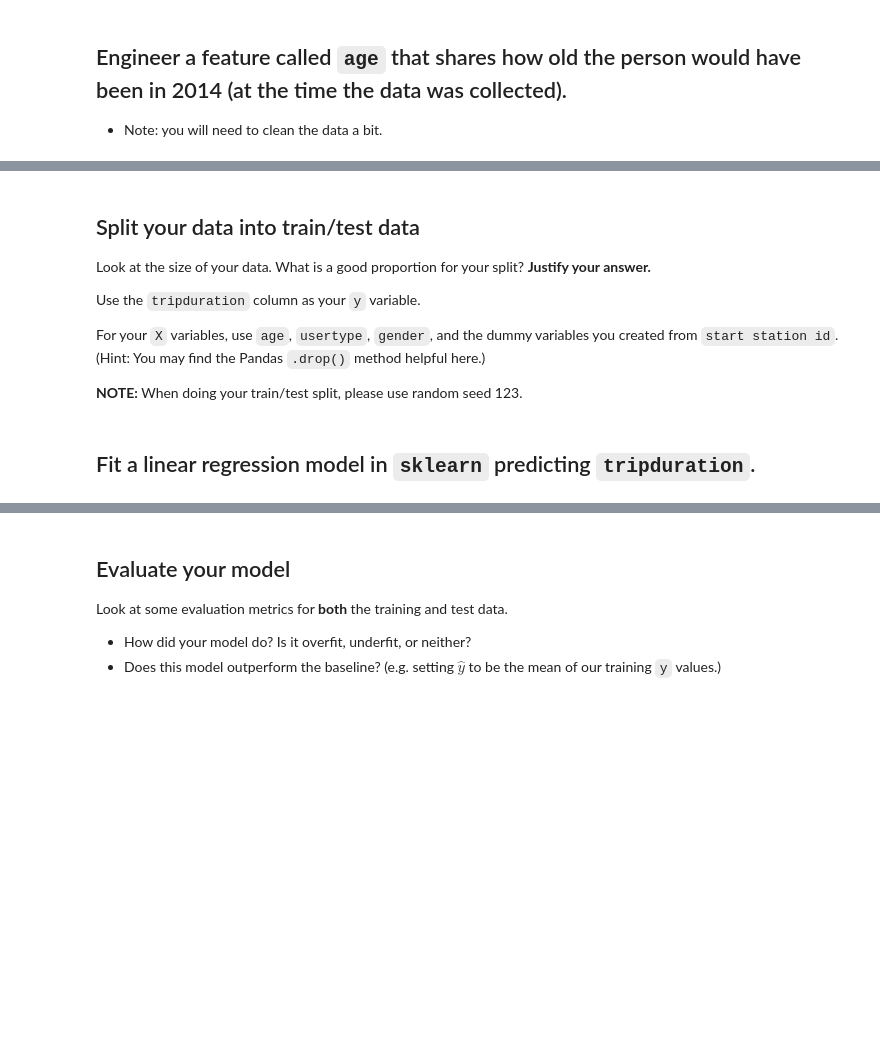
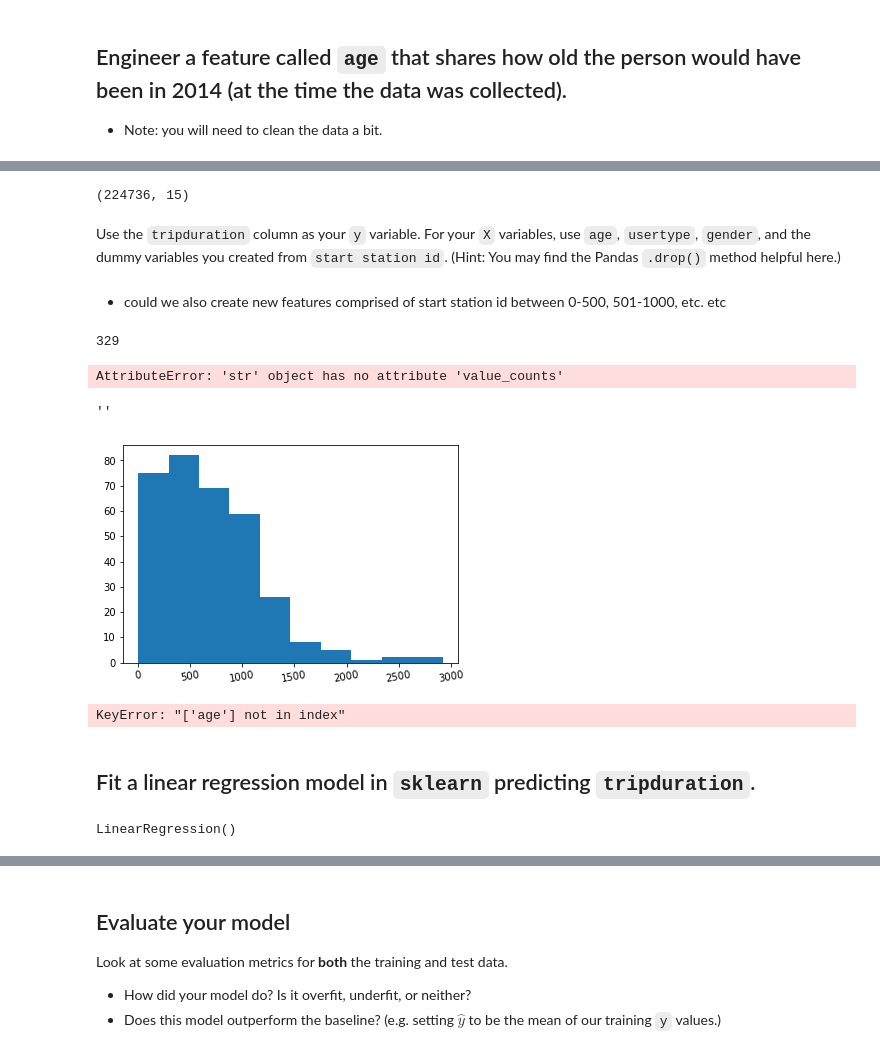
Before and after one commit to mduff12/mduff12, a Jupyter notebook: labs/3.02-lab-regression-and-model-validation-master/starter-code.ipynb, the cells around one changed output, grey strips where cells are left out. Drawn from its saved outputs; the diff is of its cells as text; code cells hidden in the pictures; blank space fills up the shorter version.

```diff
--- a/labs/3.02-lab-regression-and-model-validation-master/starter-code.ipynb
+++ b/labs/3.02-lab-regression-and-model-validation-master/starter-code.ipynb
@@ -28,0 +161,3 @@ Convince yourself there are no issues with the data. If you find any issues, cle
+# %%
+#dropping NaN
+citibike_feb.dropna(axis = 0,inplace=True)
@@ -48,0 +229,4 @@ Conduct a hypothesis test that checks whether or not the average trip duration i
+# %%
+# https://stackoverflow.com/questions/35552874/get-first-letter-of-a-string-from-column
+citibike_feb['startyear']=citibike_feb['starttime'].str[0:4]
+citibike_feb.head(1)
@@ -48,0 +270,4 @@ Conduct a hypothesis test that checks whether or not the average trip duration i
+# %%
+#new column of "age"
+
+citibike_feb['age']=pd.to_numeric(citibike_feb['startyear'])-pd.to_numeric(citibike_feb['birth year'])
@@ -48,0 +284,3 @@ Conduct a hypothesis test that checks whether or not the average trip duration i
+# %%
+#dropping ages over 100
+citibike_feb.drop(citibike_feb[citibike_feb['age'] > 100].index, inplace = True)
@@ -49,12 +304,38 @@ Conduct a hypothesis test that checks whether or not the average trip duration i
+# %%
+citibike_feb.shape
+# %% [output]
+(224736, 15)
 # %% [markdown]
-## Split your data into train/test data
-
-Look at the size of your data. What is a good proportion for your split? **Justify your answer.**
-
 Use the `tripduration` column as your `y` variable.
-
 For your `X` variables, use `age`, `usertype`, `gender`, and the dummy variables you created from `start station id`. (Hint: You may find the Pandas `.drop()` method helpful here.)
-
-**NOTE:** When doing your train/test split, please use random seed 123.
+# %% [markdown]
+- could we also create new features comprised of start station id between 0-500, 501-1000, etc. etc
+# %%
+len(citibike_feb['start station id'].unique())
+# %% [output]
+329
+# %%
+citibike_feb.groupby(by='start station id'.count())
+# startstationonly.head()
+# citibike_feb['start station id'].value_counts(ascending=True).unique()
+# %% [output]
+AttributeError: 'str' object has no attribute 'value_counts'
+# %%
+plt.hist(citibike_feb['start station id'].value_counts())
+plt.xticks(rotation=10)
+;
+# %% [output]
+''
+[figure, added]
+# %%
+X=citibike_feb[['age','usertype','gender','start station id']]
+y=citibike_feb['tripduration']
+# %% [output]
+KeyError: "['age'] not in index"
 # %% [markdown]
 ## Fit a linear regression model in `sklearn` predicting `tripduration`.
+# %%
+lr=LinearRegression()
+lr
+# %% [output]
+LinearRegression()
```
Also changed, not shown: parts of 28 cells of this notebook.
